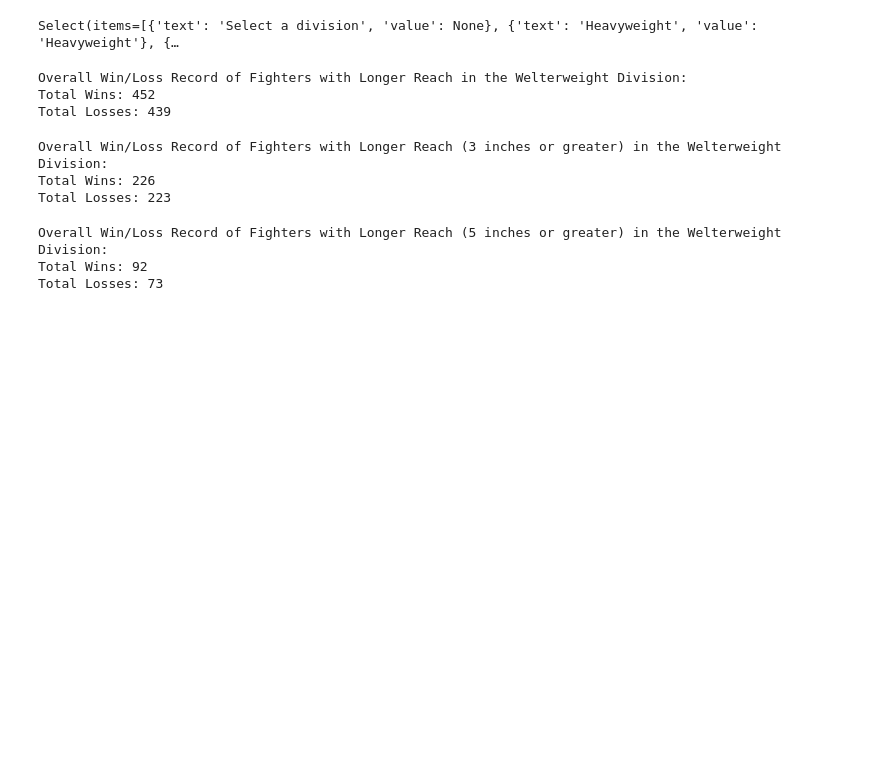
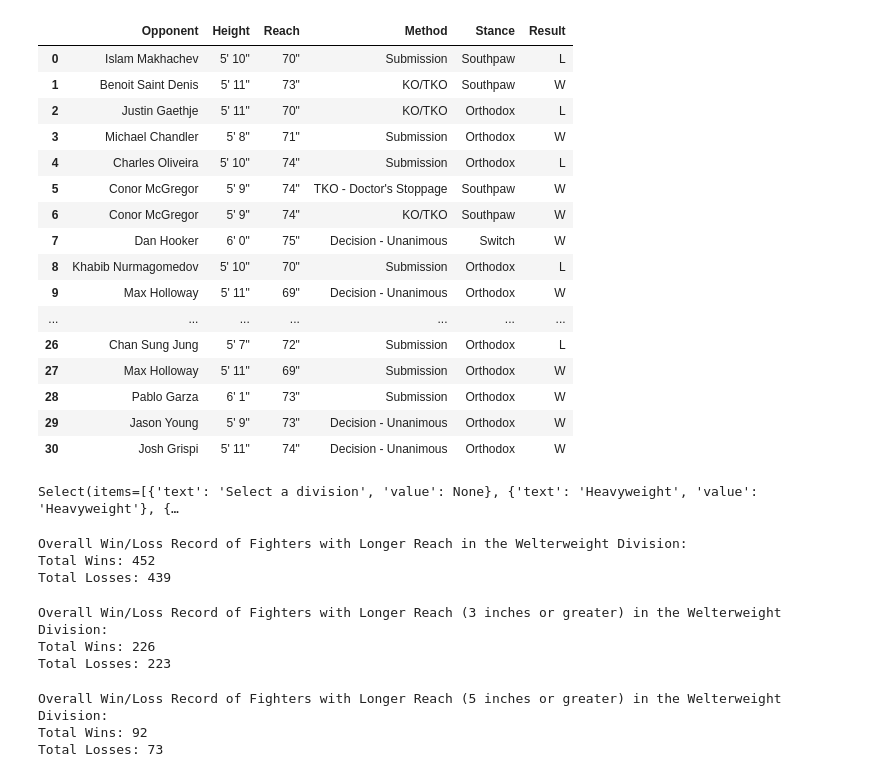
Before and after one commit to bestisblessed/mma-ai, a Jupyter notebook: Analysis/reach-analysis.ipynb, the cells around one changed output. Cells and saved outputs as stored; diff of their text form; code cells hidden in the pictures; blank space fills up the shorter version.

Commit message:
cleaning analysis

```diff
--- a/Analysis/reach-analysis.ipynb
+++ b/Analysis/reach-analysis.ipynb
@@ -3,6 +3,82 @@ import pandas as pd
 import ipywidgets as widgets
 from IPython.display import display, clear_output
 import ipyvuetify as v
+# %%
+# List all opponents reach, height, and W/L in a table
+
+df_fight_results = pd.read_csv('data/github/ufc_fight_results.csv')
+df_event_details = pd.read_csv('data/github/ufc_event_details.csv')
+df_fighter_tott = pd.read_csv('data/github/ufc_fighter_tott.csv')
+
+fighter = 'Dustin Poirier'
+
+# Cleaning fighter names for better matching
+df_fighter_tott['FIGHTER_CLEAN'] = df_fighter_tott['FIGHTER'].str.lower().str.replace(' ', '')
+
+# Extracting the relevant fight results that include Dustin Poirier
+fighter_bouts = df_fight_results[df_fight_results['BOUT'].str.contains(fighter, case=False)].copy()
+fighter_bouts[['Fighter1', 'Fighter2']] = fighter_bouts['BOUT'].str.split(' vs. ', expand=True)
+fighter_bouts[['Result_Fighter1', 'Result_Fighter2']] = fighter_bouts['OUTCOME'].str.split('/', expand=True)
+fighter_bouts['Method'] = fighter_bouts['METHOD']  # Ensure METHOD is included correctly
+
+# Determining the opponent name, Poirier's result, and method directly
+opponents_results_df = pd.DataFrame()
+opponents_results_df['Opponent'] = fighter_bouts.apply(lambda row: row['Fighter2'] if fighter in row['Fighter1'] else row['Fighter1'], axis=1)
+opponents_results_df['Result'] = fighter_bouts.apply(lambda row: row['Result_Fighter1'] if fighter in row['Fighter1'] else row['Result_Fighter2'], axis=1)
+opponents_results_df['Method'] = fighter_bouts['Method']
+opponents_results_df['Opponent_Clean'] = opponents_results_df['Opponent'].str.lower().str.replace(' ', '')
+
+# Merging opponent results with their stats from the fighter totals
+opponents_stats_merged = opponents_results_df.merge(df_fighter_tott, left_on='Opponent_Clean', right_on='FIGHTER_CLEAN', how='left')
+
+# Selecting the final columns for the DataFrame and including Method and Stance
+opponents_stats_final = opponents_stats_merged[['Opponent', 'HEIGHT', 'REACH', 'Method', 'STANCE', 'Result']]
+opponents_stats_final.columns = ['Opponent', 'Height', 'Reach', 'Method', 'Stance', 'Result']
+
+# Create a copy of the DataFrame before dropping NA values
+opponents_stats_final = opponents_stats_final.copy()
+
+# Now drop rows with missing data in 'Height' and 'Reach' columns
+opponents_stats_final.dropna(subset=['Height', 'Reach'], inplace=True)
+
+# Resetting the index after dropping the NA values
+opponents_stats_final.reset_index(drop=True, inplace=True)
+
+# Save to csv (optional)
+# opponents_stats_final.to_csv('./data/opponent_reach.csv', index=False)
+opponents_stats_final.to_csv(f'./data/opponent_reach_{fighter.replace(" ", "_").lower()}.csv', index=False)
+
+# Applying color to the 'Result' column based on the outcome
+def color_results(val):
+    if val == 'W':
+        color = 'lightgreen'
+    elif val == 'L':
+        color = 'salmon'
+    else:  # For 'NC' and anything else
+        color = 'yellow'
+    return f'background-color: {color}'
+
+# Now apply the styling to the DataFrame
+styled_df = opponents_stats_final.style.map(color_results, subset=['Result'])
+styled_df
+# %% [output]
+|  | Opponent | Height | Reach | Method | Stance | Result |
+| 0 | Islam Makhachev | 5' 10" | 70" | Submission | Southpaw | L |
+| 1 | Benoit Saint Denis | 5' 11" | 73" | KO/TKO | Southpaw | W |
+| 2 | Justin Gaethje | 5' 11" | 70" | KO/TKO | Orthodox | L |
+| 3 | Michael Chandler | 5' 8" | 71" | Submission | Orthodox | W |
+| 4 | Charles Oliveira | 5' 10" | 74" | Submission | Orthodox | L |
+| 5 | Conor McGregor | 5' 9" | 74" | TKO - Doctor's Stoppage | Southpaw | W |
+| 6 | Conor McGregor | 5' 9" | 74" | KO/TKO | Southpaw | W |
+| 7 | Dan Hooker | 6' 0" | 75" | Decision - Unanimous | Switch | W |
+| 8 | Khabib Nurmagomedov | 5' 10" | 70" | Submission | Orthodox | L |
+| 9 | Max Holloway | 5' 11" | 69" | Decision - Unanimous | Orthodox | W |
+| ... | ... | ... | ... | ... | ... | ... |
+| 26 | Chan Sung Jung | 5' 7" | 72" | Submission | Orthodox | L |
+| 27 | Max Holloway | 5' 11" | 69" | Submission | Orthodox | W |
+| 28 | Pablo Garza | 6' 1" | 73" | Submission | Orthodox | W |
+| 29 | Jason Young | 5' 9" | 73" | Decision - Unanimous | Orthodox | W |
+| 30 | Josh Grispi | 5' 11" | 74" | Decision - Unanimous | Orthodox | W |
 # %%
 # In the welterweight division how often does the fighter with the longer reach win compared to lose?
 # Give me the total w/l and detailed statistics of the trends.
```
Also changed, not shown: 4 other files.
